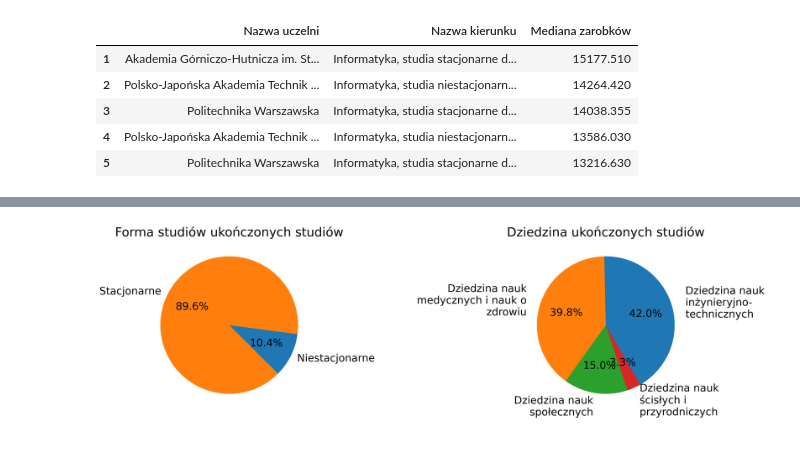
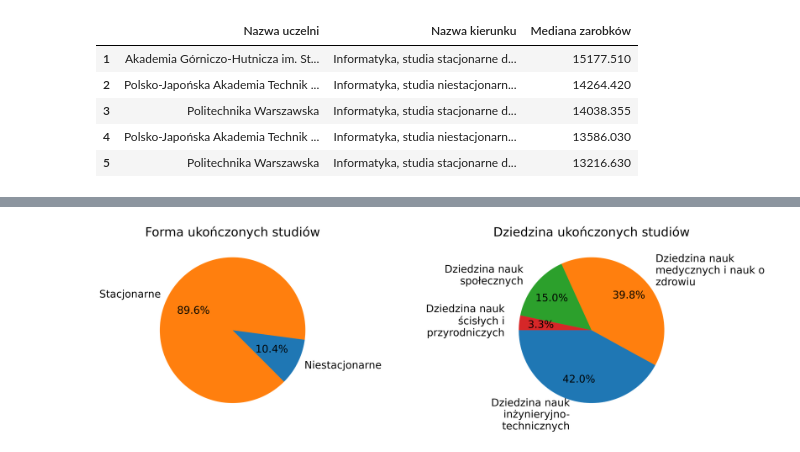
Before and after one commit to CptQuak/CasestudyGraduateEarnings, a Jupyter notebook: zadanie.ipynb, the cells around one changed output, grey strips where cells are left out. Drawn from its saved outputs; the diff is of its cells as text; code cells hidden in the pictures.

```diff
--- a/zadanie.ipynb
+++ b/zadanie.ipynb
@@ -283,21 +293,21 @@ best100Wage_data=best100Wage_data.reset_index()
 # %%
 fig, (ax1,ax2) = plt.subplots(1,2,figsize=(20,20),dpi=400)
 # piechart1
-ax1.set_title("Forma studiów ukończonych studiów")
+ax1.set_title("Forma ukończonych studiów")
 ax1.pie(best100Form_data['P_N'],
         labels=["Niestacjonarne",'Stacjonarne'],
         autopct='%1.1f%%',startangle=-45)
 
 # piechart2
 from textwrap import wrap
 ax2.set_title("Dziedzina ukończonych studiów")
 label2 = [ '\n'.join(wrap(l, 20)) for l in best100Wage_data['P_DZIEDZINA'] ]
 ax2.pie(best100Wage_data['P_N'],
         labels=label2,autopct='%1.1f%%',
-        startangle=-60,labeldistance=1.2)
+        startangle=-180,labeldistance=1.2,pctdistance=0.7)
 
 fig.tight_layout(h_pad=5, w_pad=5)
 plt.savefig('plots/Udzial100best.png', dpi=400, bbox_inches='tight')
 plt.show()
 # %% [output]
-[figure, old version]
+[figure, new version]
```
Also changed, not shown: parts of 5 cells of this notebook, 8 other files.
